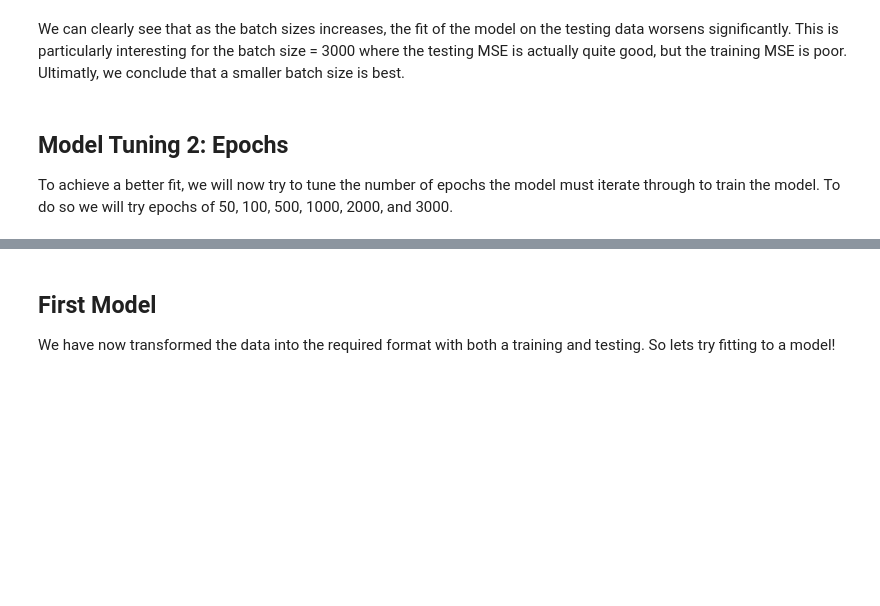
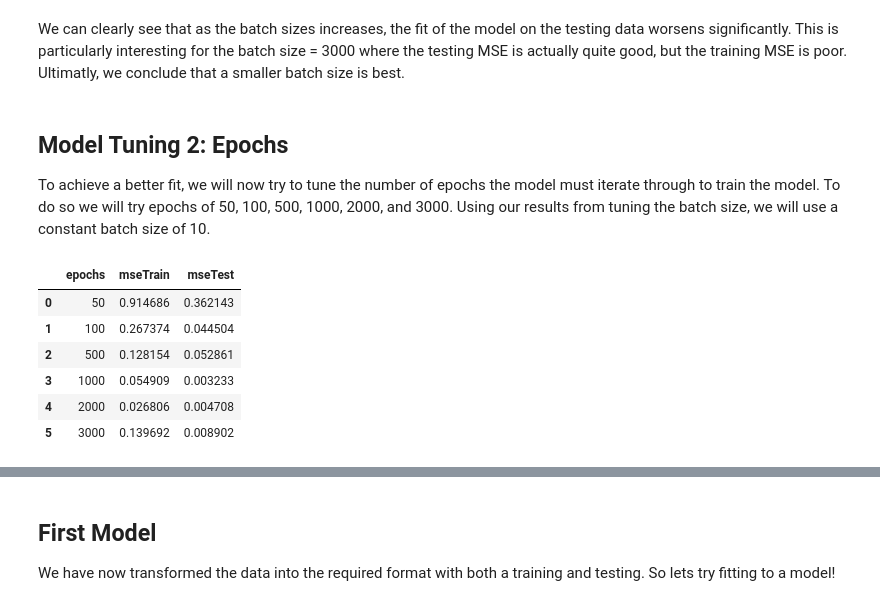
Before and after one commit to avickars/Deep-Learning-Stock-Trading-Model, a Jupyter notebook: neauralNetwork.ipynb, the cells around one changed output, grey strips where cells are left out. Drawn from its saved outputs; the diff is of its cells as text; code cells hidden in the pictures; blank space fills up the shorter version.

```diff
--- a/neauralNetwork.ipynb
+++ b/neauralNetwork.ipynb
@@ -265,18 +265,26 @@ We can clearly see that as the batch sizes increases, the fit of the model on th
 # %% [markdown]
 ## Model Tuning 2: Epochs
 
-To achieve a better fit, we will now try to tune the number of epochs the model must iterate through to train the model.  To do so we will try epochs of 50, 100, 500, 1000, 2000, and 3000.
+To achieve a better fit, we will now try to tune the number of epochs the model must iterate through to train the model.  To do so we will try epochs of 50, 100, 500, 1000, 2000, and 3000.  Using our results from tuning the batch size, we will use a constant batch size of 10.
 # %%
-batches = pd.DataFrame(columns=['epcohs', 'mseTrain','mseTest'])
-for e in [10,32 ,100, 500, 1000, 1500, 2000, 2500, 3000]:
-    model = modelTraining(1000, 10)
-    mseTrain, yHat, y = mse(xTrain,yTrain)
-    mseTest, yHat, y = mse(xTest,yTest)
-    batches = batches.append({'batchSize':batchSize, 'mseTrain': mseTrain, 'mseTest':mseTest}, ignore_index=True)
+# batches = pd.DataFrame(columns=['epochs', 'mseTrain','mseTest'])
+# for epoch in [50,100, 500, 1000, 2000, 3000]:
+#     model = modelTraining(epoch, 10)
+#     mseTrain, yHat, y = mse(xTrain,yTrain)
+#     mseTest, yHat, y = mse(xTest,yTest)
+#     batches = batches.append({'epochs':epoch, 'mseTrain': mseTrain, 'mseTest':mseTest}, ignore_index=True)
 
-    saveModel(model, f"fordBatchTraining{batchSize}", location='Data')
+#     saveModel(model, f"fordEpochTraining{epoch}", location='Data')
 
-batches.to_csv('Data/fordBatchTraining.csv')
+# batches.to_csv('Data/fordEpochTraining.csv')
 
-results = pd.read_csv('Data/fordBatchTraining.csv')
+results = pd.read_csv('Data/fordEpochTraining.csv')
 results
+# %% [output]
+|  | epochs | mseTrain | mseTest |
+| 0 | 50 | 0.914686 | 0.362143 |
+| 1 | 100 | 0.267374 | 0.044504 |
+| 2 | 500 | 0.128154 | 0.052861 |
+| 3 | 1000 | 0.054909 | 0.003233 |
+| 4 | 2000 | 0.026806 | 0.004708 |
+| 5 | 3000 | 0.139692 | 0.008902 |
```
Also changed, not shown: parts of 5 cells of this notebook, 19 other files.
